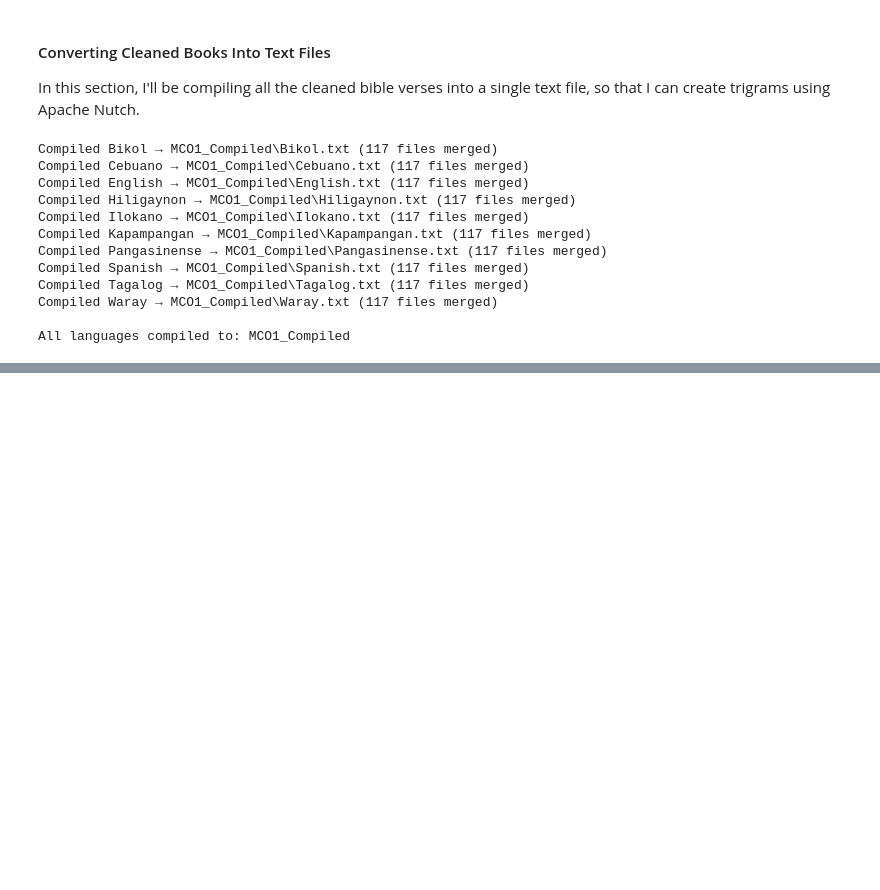
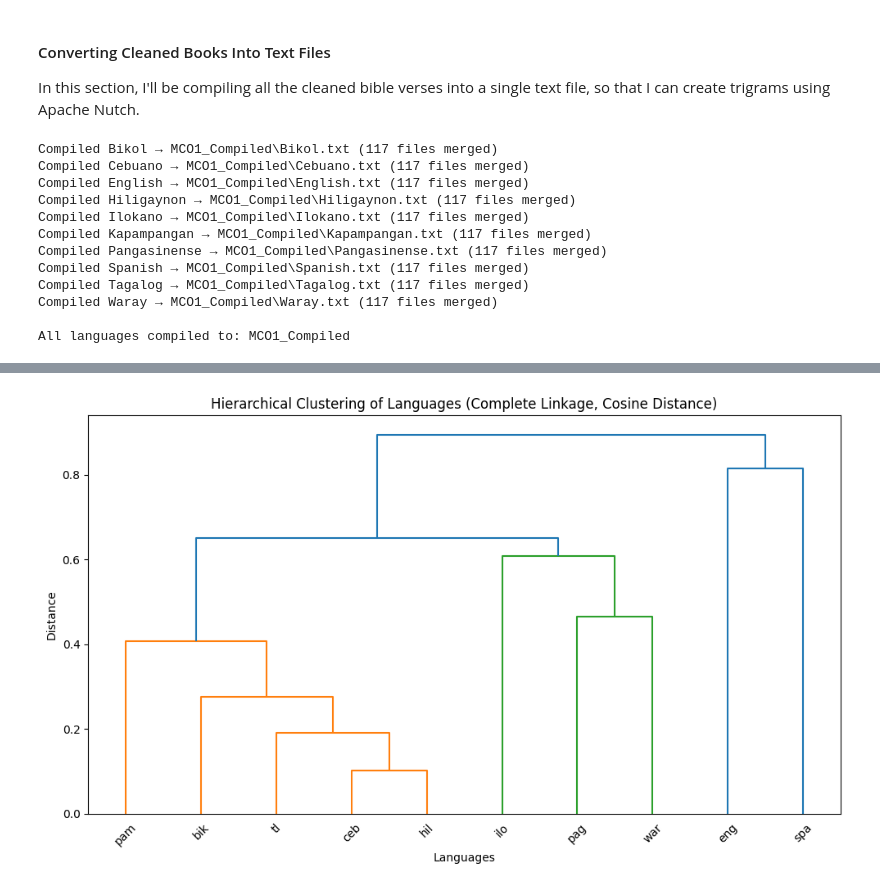
Before and after one commit to AsanroJay/NLP1000-Project-2-Similarity-Matrix-and-Language-Clustering, a Jupyter notebook: main.ipynb, the cells around one changed output, grey strips where cells are left out. Cells and saved outputs as stored; diff of their text form; code cells hidden in the pictures; blank space fills up the shorter version.

```diff
--- a/main.ipynb
+++ b/main.ipynb
@@ -42,0 +62,4 @@ FileNotFoundError: [WinError 3] The system cannot find the path specified: 'MCO1
+# %%
+plot_language_dendrogram(df_sim, method="complete")
+# %% [output]
+[figure, added]
```
Also changed, not shown: parts of 6 cells of this notebook, 1 other file.
